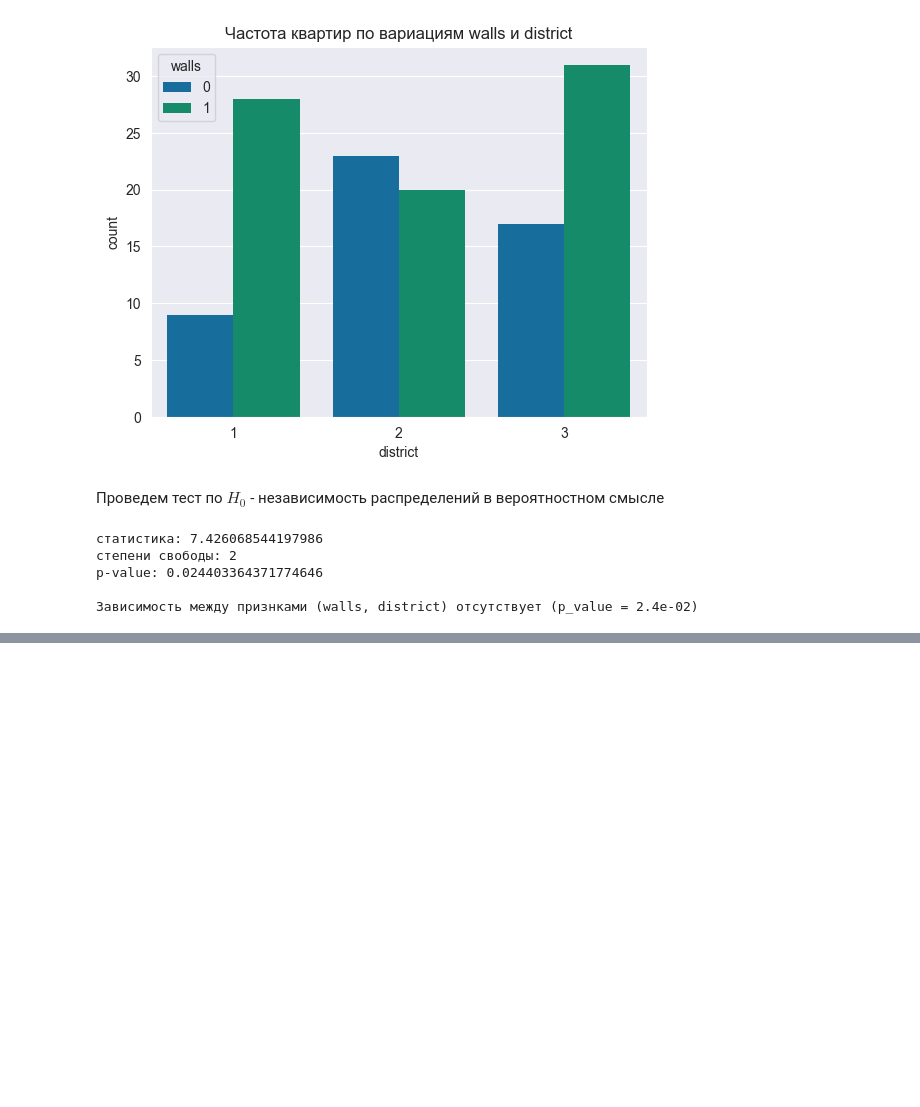
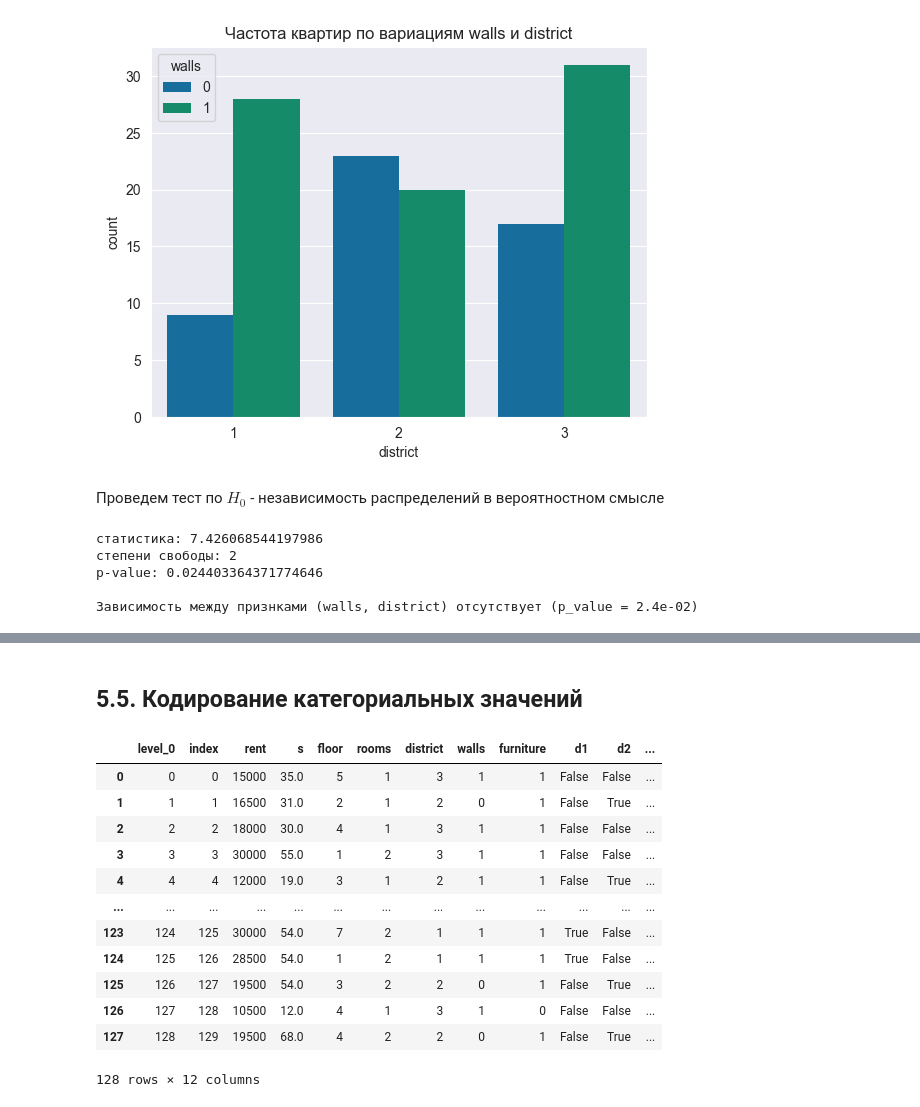
Before and after one commit to Torgovatel/Projects, a Jupyter notebook: DS/study-tsu-rent-ra/src/main.ipynb, the cells around one changed output, grey strips where cells are left out. Drawn from its saved outputs; the diff is of its cells as text; code cells hidden in the pictures; blank space fills up the shorter version.

```diff
--- a/DS/study-tsu-rent-ra/src/main.ipynb
+++ b/DS/study-tsu-rent-ra/src/main.ipynb
@@ -619,0 +796,19 @@ p-value: 0.024403364371774646
+# %% [markdown]
+## 5.5. Кодирование категориальных значений
+# %%
+df01 = pd.concat((df, pd.get_dummies(df.district, prefix="d", prefix_sep='')), axis=1)
+df01
+# %% [output]
+|  | level_0 | index | rent | s | floor | rooms | district | walls | furniture | d1 | d2 | ... |
+| 0 | 0 | 0 | 15000 | 35.0 | 5 | 1 | 3 | 1 | 1 | False | False | ... |
+| 1 | 1 | 1 | 16500 | 31.0 | 2 | 1 | 2 | 0 | 1 | False | True | ... |
+| 2 | 2 | 2 | 18000 | 30.0 | 4 | 1 | 3 | 1 | 1 | False | False | ... |
+| 3 | 3 | 3 | 30000 | 55.0 | 1 | 2 | 3 | 1 | 1 | False | False | ... |
+| 4 | 4 | 4 | 12000 | 19.0 | 3 | 1 | 2 | 1 | 1 | False | True | ... |
+| ... | ... | ... | ... | ... | ... | ... | ... | ... | ... | ... | ... | ... |
+| 123 | 124 | 125 | 30000 | 54.0 | 7 | 2 | 1 | 1 | 1 | True | False | ... |
+| 124 | 125 | 126 | 28500 | 54.0 | 1 | 2 | 1 | 1 | 1 | True | False | ... |
+| 125 | 126 | 127 | 19500 | 54.0 | 3 | 2 | 2 | 0 | 1 | False | True | ... |
+| 126 | 127 | 128 | 10500 | 12.0 | 4 | 1 | 3 | 1 | 0 | False | False | ... |
+| 127 | 128 | 129 | 19500 | 68.0 | 4 | 2 | 2 | 0 | 1 | False | True | ... |
+128 rows × 12 columns
```
Also changed, not shown: parts of 31 cells of this notebook.
